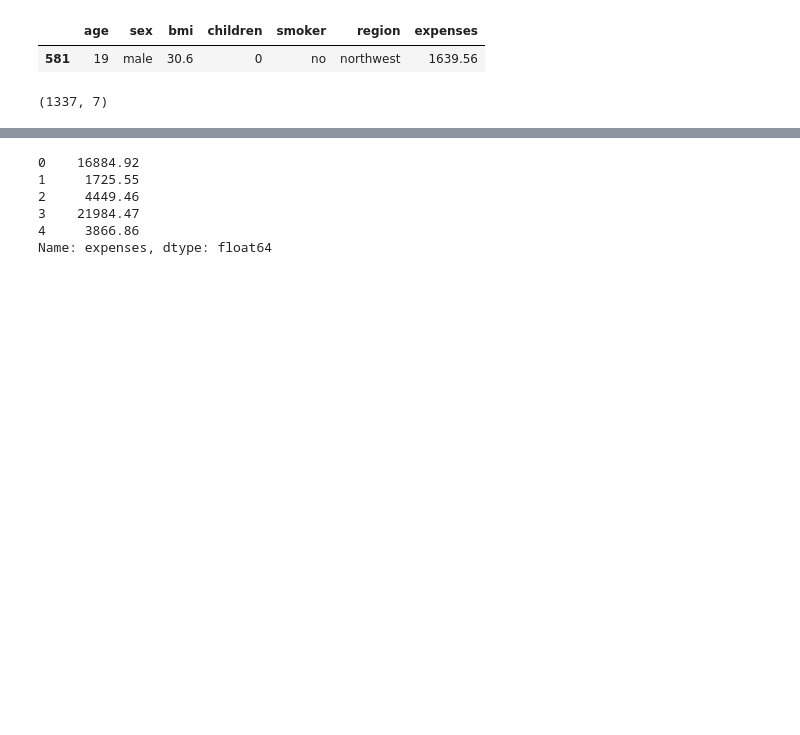
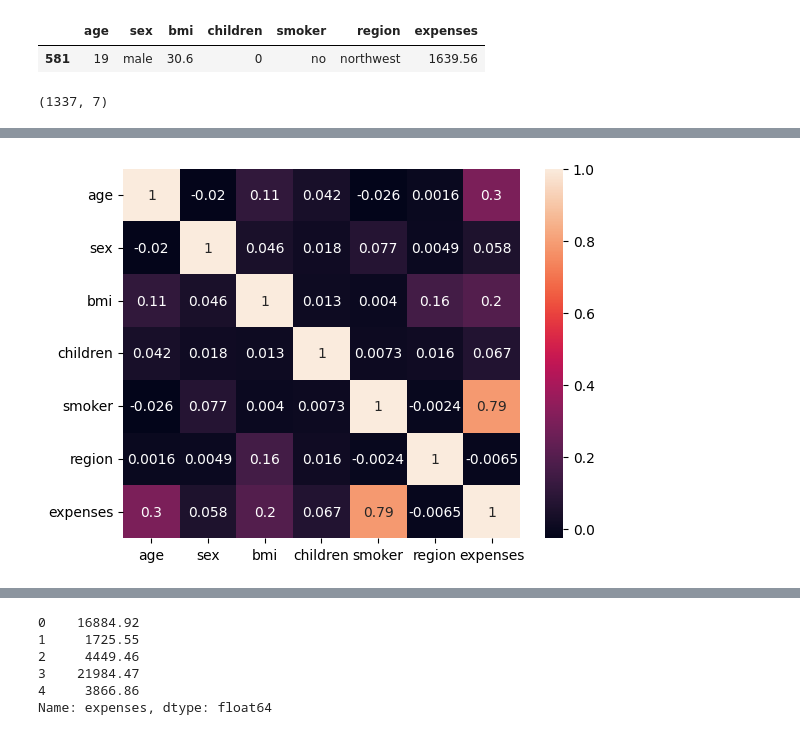
Before and after one commit to iamaakashpal/Insurance-Premium-Prediction, a Jupyter notebook: jupyter_notebook/Feature_Engineering.ipynb, the cells around one changed output, grey strips where cells are left out. Saved outputs shown, nothing was run; the diff lists cells and outputs as text; code cells hidden in the pictures; blank space fills up the shorter version.

```diff
--- a/jupyter_notebook/Feature_Engineering.ipynb
+++ b/jupyter_notebook/Feature_Engineering.ipynb
@@ -57,0 +78,7 @@ dataset.head()
+# %%
+# correlation
+
+sns.heatmap(dataset.corr(),annot=True)
+plt.show()
+# %% [output]
+[figure, added]
```
Also changed, not shown: parts of 29 cells of this notebook.
